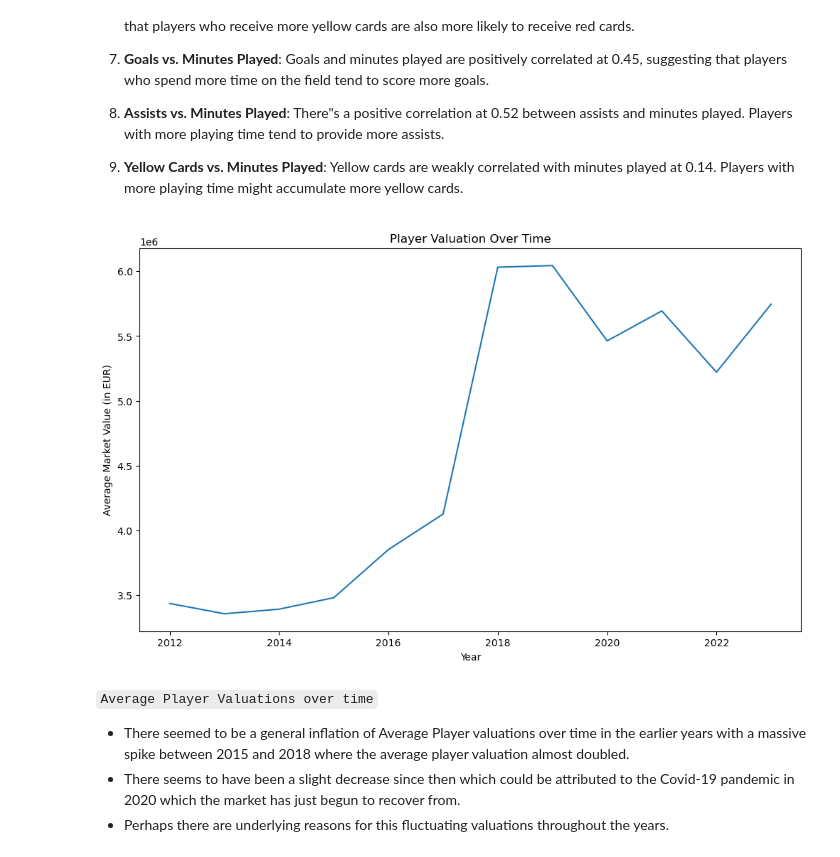
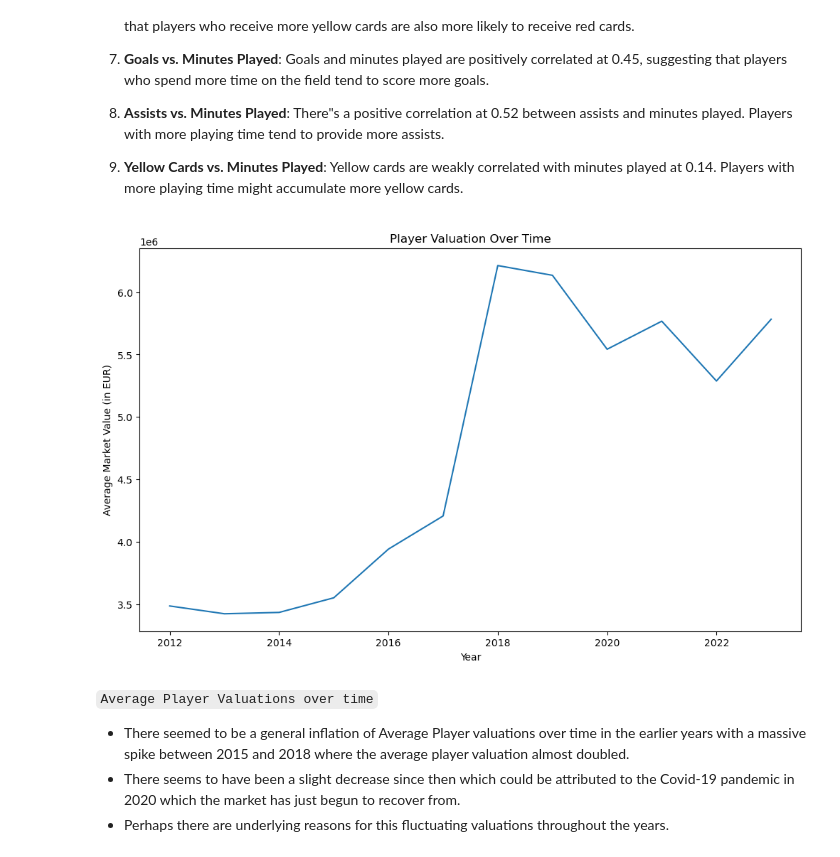
Before and after one commit to MohamedFarah12/The-Potential-Of-Football-Transfer-Valuations---Capstone-Project, a Jupyter notebook: notebooks/Loading,Cleaning & EDA.ipynb, the cells around one changed output. Cells and saved outputs as stored; diff of their text form; code cells hidden in the pictures.

```diff
--- a/notebooks/Loading,Cleaning & EDA.ipynb
+++ b/notebooks/Loading,Cleaning & EDA.ipynb
@@ -780 +797,4 @@ KeyError: "['name'] not found in axis"
+# %%
+#rename collumns
+fdf3 = fdf3.rename(columns={"current_club_id_x": "most_recent_club_id","market_value_in_eur_y": "market_value","highest_market_value_in_eur":"highest_ever_market_value","domestic_competition_id":"league_id"})
 # %%
@@ -800,3 +817,3 @@ memory usage: 19.8+ MB
 # %%
-
-fdf3=fdf3.drop(["contract_expiration_date","current_club_domestic_competition_id","current_club_id_x","player_name","name"],axis=1)
+#Drop useless collumns
+fdf3=fdf3.drop(["contract_expiration_date","current_club_domestic_competition_id","current_club_name","player_name","name"],axis=1)
@@ -846,0 +875,3 @@ memory usage: 19.8+ MB
+# %%
+#remove euro symbol from my values
+fdf3["net_transfer_record"]=fdf3["net_transfer_record"].str.replace("€","")
@@ -846,0 +911,10 @@ memory usage: 19.8+ MB
+# %%
+#replace the k with a 1000x multiplier
+fdf3["net_transfer_record"] = fdf3["net_transfer_record"].str.replace('k', 'e3', regex=True)
+
+#replace the m with a 1,000,000x multiplier
+fdf3["net_transfer_record"] = fdf3["net_transfer_record"].str.replace('m', 'e6', regex=True)
+
+# Remove the "+-" signs before 0
+fdf3["net_transfer_record"] = fdf3["net_transfer_record"].str.replace('[+-](?=0$)', '', regex=True)
+fdf3["net_transfer_record"] = pd.to_numeric(fdf3["net_transfer_record"])  # Convert to float
@@ -1168,17 +1290,17 @@ plt.show()
 9. **Yellow Cards vs. Minutes Played**: Yellow cards are weakly correlated with minutes played at 0.14. Players with more playing time might accumulate more yellow cards.
 # %%
 #group market value by year and get average
-market_value_by_year = fdf3.groupby("year")["market_value_in_eur_y"].mean()
+market_value_by_year = fdf3.groupby("year")["market_value"].mean()
 
 #plot
 plt.figure(figsize=(12, 7))
 plt.plot(market_value_by_year.index, market_value_by_year.values, linestyle="-")
 plt.title("Player Valuation Over Time")
 plt.xlabel("Year")
 plt.ylabel("Average Market Value (in EUR)")
 plt.show()
 # %% [output]
-[figure, old version]
+[figure, new version]
 # %% [markdown]
 `Average Player Valuations over time`
 * There seemed to be a general inflation of Average Player valuations over time in the earlier years with a massive spike between 2015 and 2018 where the average player valuation almost doubled.
```
Also changed, not shown: parts of 53 cells of this notebook, 6 other files.
